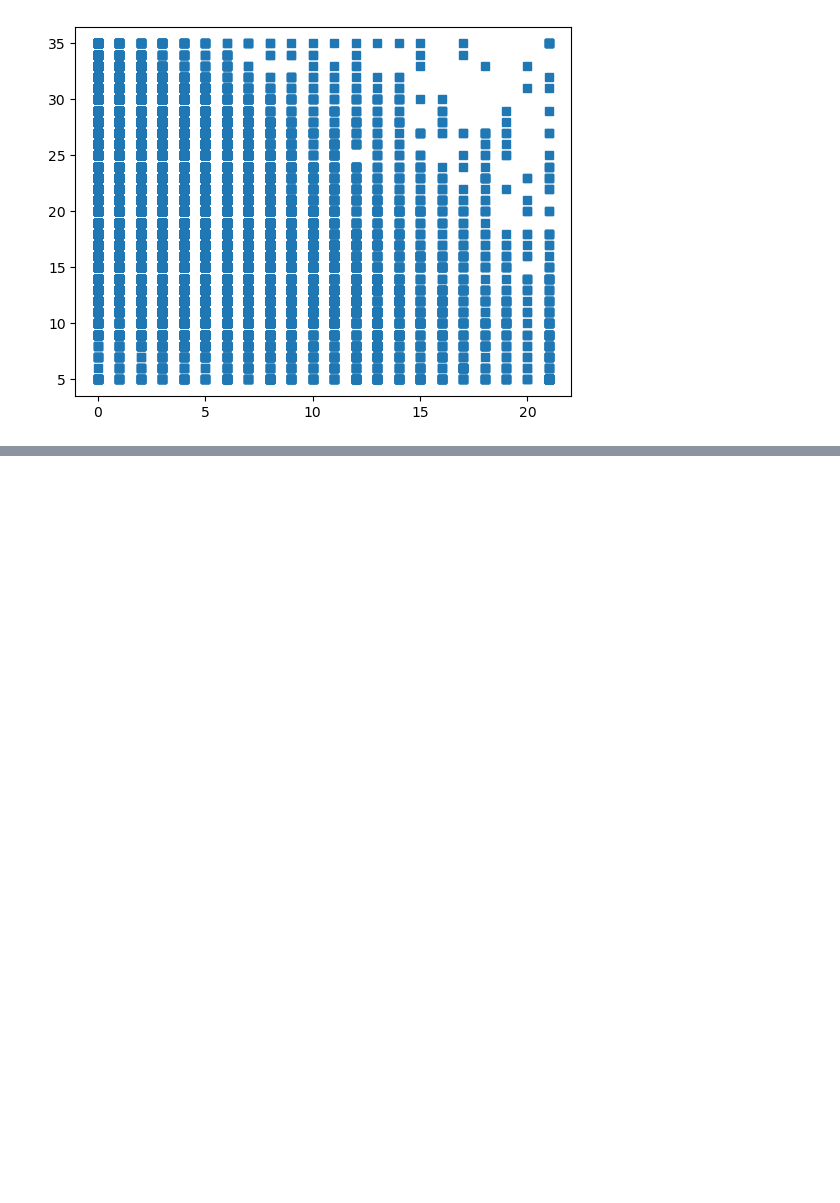
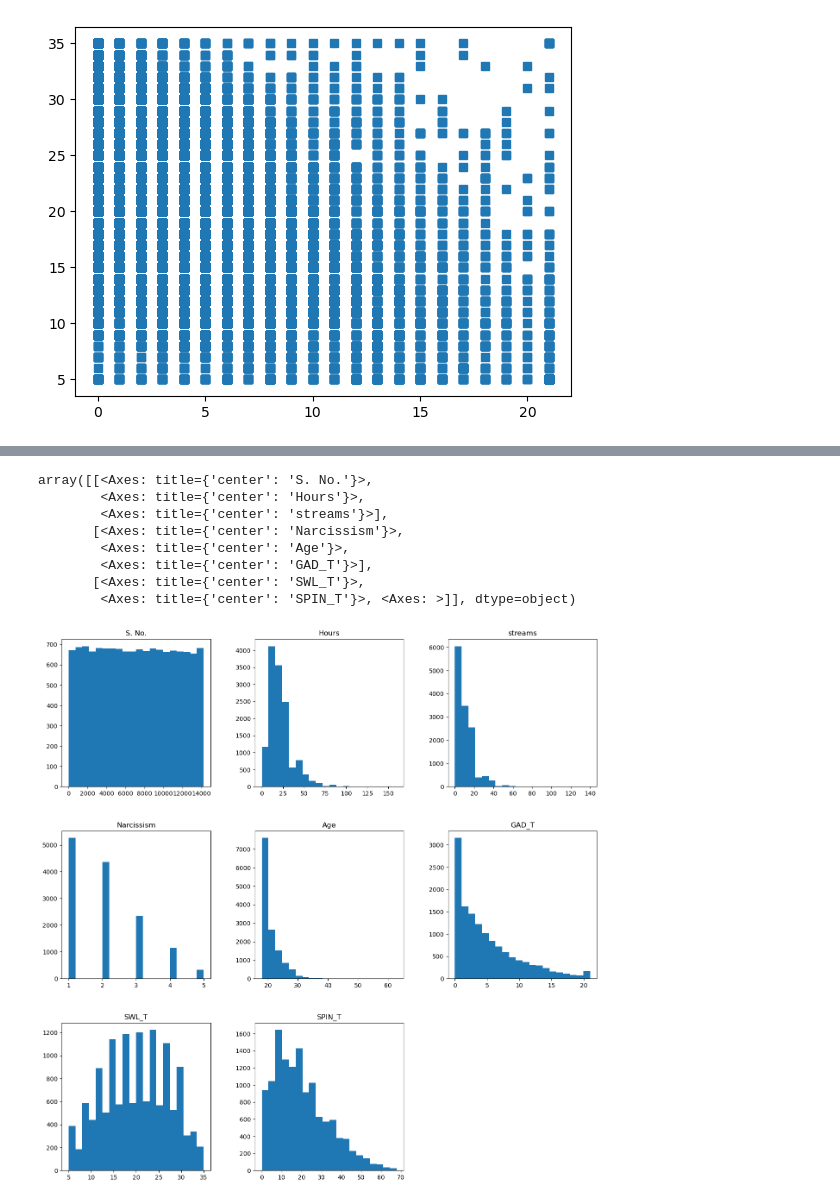
Before and after one commit to Anbionchik/Git_brain_lessons, a Jupyter notebook: Final_project/Final work book.ipynb, the cells around one changed output, grey strips where cells are left out. Cells and saved outputs as stored; diff of their text form; code cells hidden in the pictures; blank space fills up the shorter version.

```diff
--- a/Final_project/Final work book.ipynb
+++ b/Final_project/Final work book.ipynb
@@ -245,0 +246,12 @@ memory usage: 2.5+ MB
+# %%
+df.hist(figsize=(16,16), bins=20, grid=False)
+# %% [output]
+array([[<Axes: title={'center': 'S. No.'}>,
+        <Axes: title={'center': 'Hours'}>,
+        <Axes: title={'center': 'streams'}>],
+       [<Axes: title={'center': 'Narcissism'}>,
+        <Axes: title={'center': 'Age'}>,
+        <Axes: title={'center': 'GAD_T'}>],
+       [<Axes: title={'center': 'SWL_T'}>,
+        <Axes: title={'center': 'SPIN_T'}>, <Axes: >]], dtype=object)
+[figure, added]
```
Also changed, not shown: parts of 30 cells of this notebook, 4 other files.
